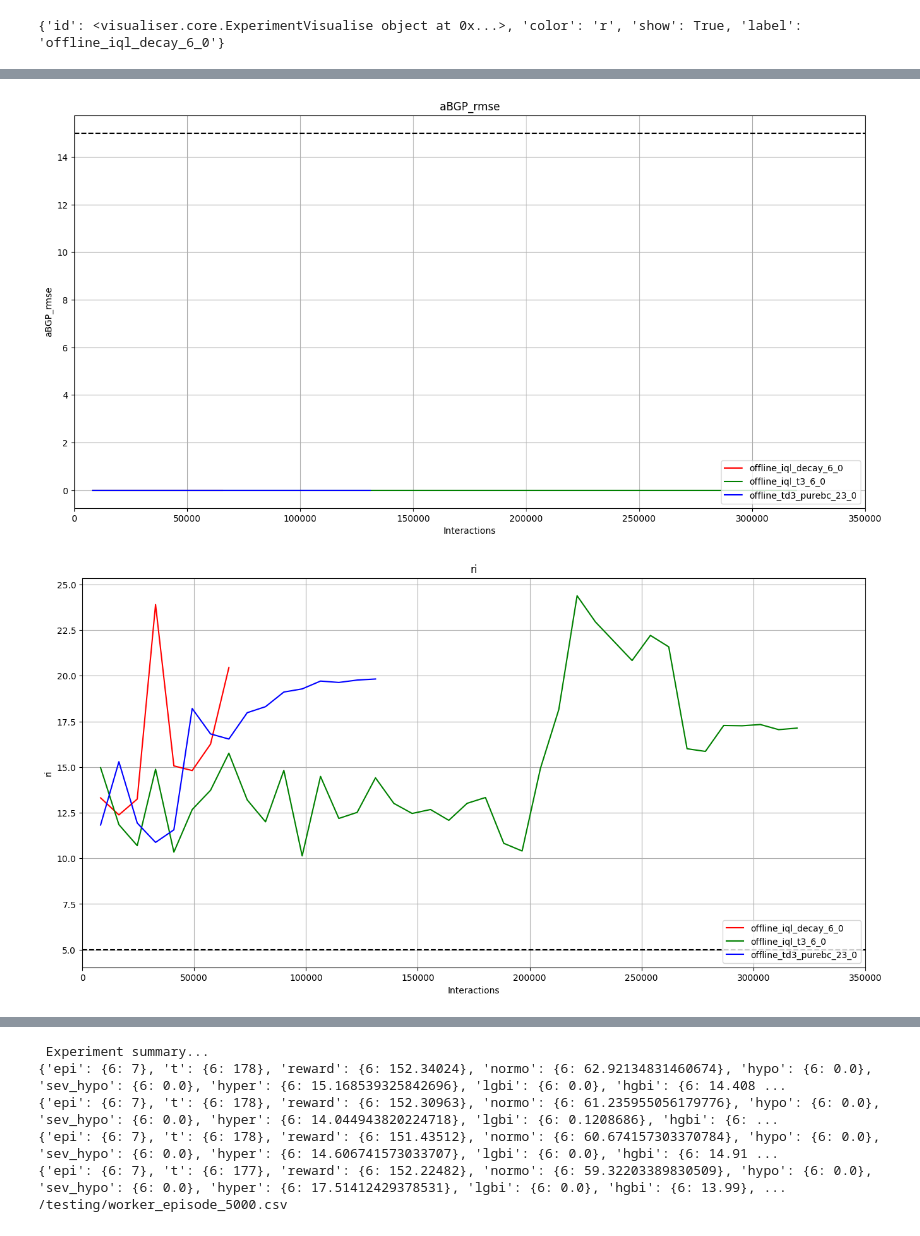
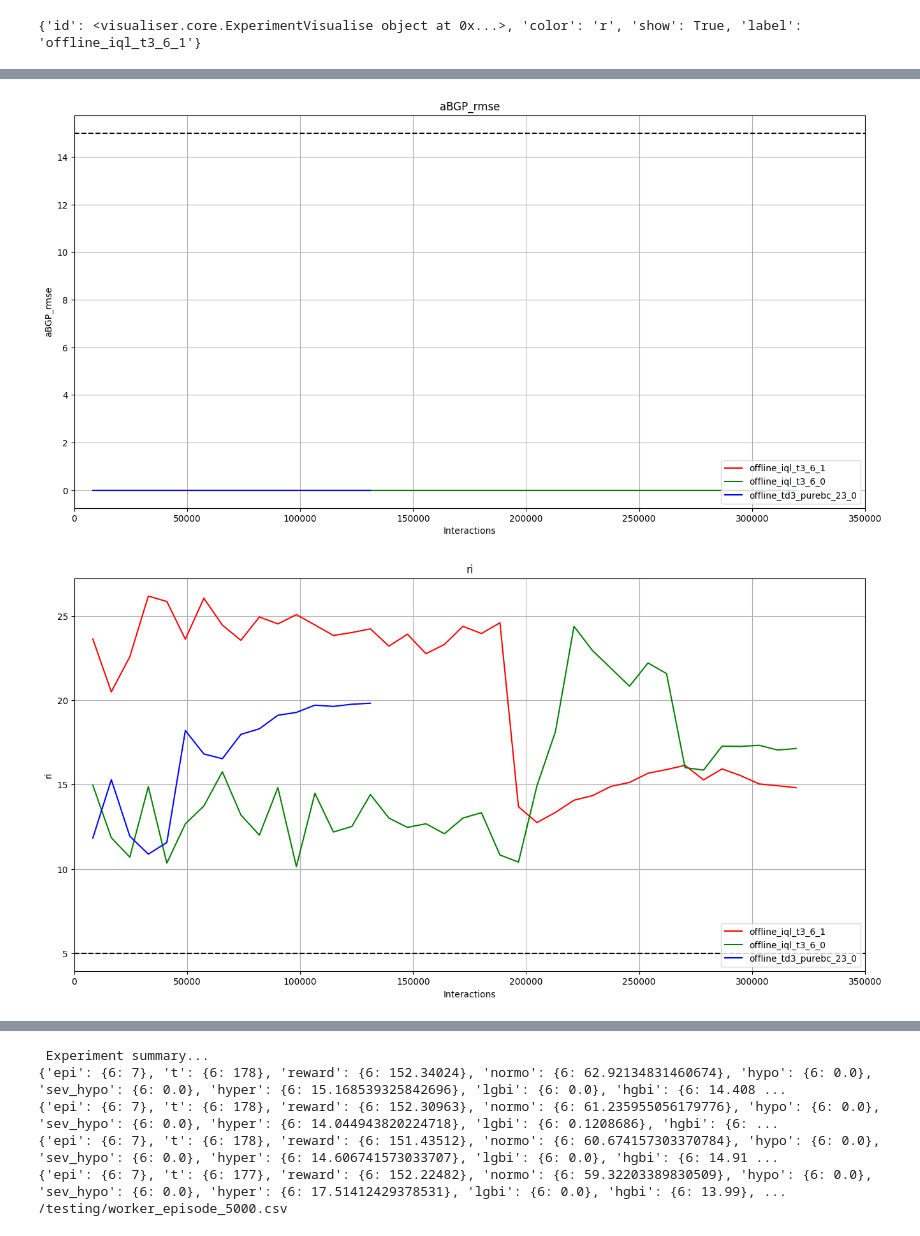
Before and after one commit to RL4H/RL4T1D, a Jupyter notebook: visualiser/notebooks/individual_analyzer.ipynb, the cells around one changed output, grey strips where cells are left out. Drawn from its saved outputs; the diff is of its cells as text; code cells hidden in the pictures.

```diff
--- a/visualiser/notebooks/individual_analyzer.ipynb
+++ b/visualiser/notebooks/individual_analyzer.ipynb
@@ -14,7 +14,7 @@ import matplotlib.gridspec
 %matplotlib inline
 
 
-EXP_NAME = 'offline_iql_decay_6_0'
+EXP_NAME = 'offline_iql_t3_6_1'
 EXP_NAME_2 = "offline_iql_t3_6_0"
 EXP_NAME_3 = "offline_td3_purebc_23_0"
 
@@ -90 +90 @@ plot_testing_metric(exp_vis, type='min_max', dis_len=dis_len, metric='lgbi', goa
-{'id': <visualiser.core.ExperimentVisualise object at 0x...>, 'color': 'r', 'show': True, 'label': 'offline_iql_decay_6_0'}
+{'id': <visualiser.core.ExperimentVisualise object at 0x...>, 'color': 'r', 'show': True, 'label': 'offline_iql_t3_6_1'}
@@ -93,2 +93,2 @@ plot_testing_metric(exp_vis, type='min_max', dis_len=dis_len, metric='lgbi', goa
 [figure]
-[figure, old version]
+[figure, new version]
```
Also changed, not shown: parts of 1 cell of this notebook, 5 other files.
